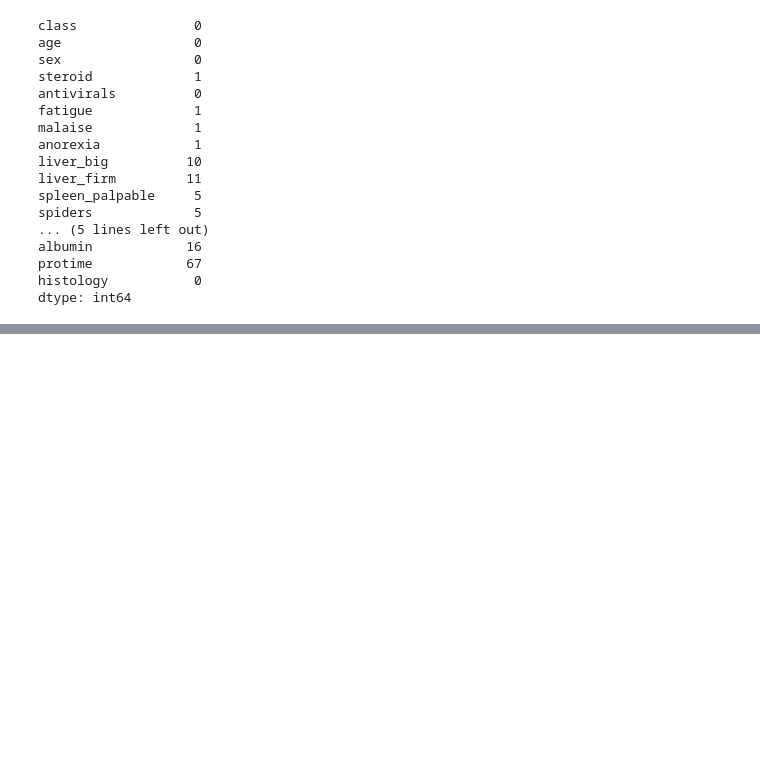
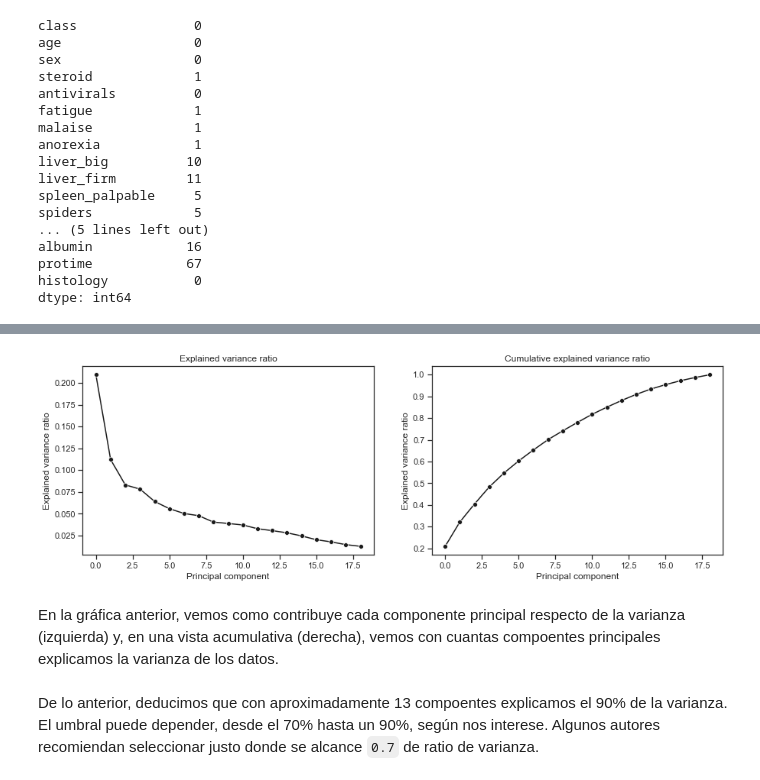
Before and after one commit to serrodcal-MII/AA-Work2, a Jupyter notebook: trabajo2-21-22.ipynb, the cells around one changed output, grey strips where cells are left out. Cells and saved outputs as stored; diff of their text form; code cells hidden in the pictures; blank space fills up the shorter version.

```diff
--- a/trabajo2-21-22.ipynb
+++ b/trabajo2-21-22.ipynb
@@ -131,0 +169,6 @@ En esta sección vamos a realizar el procesado de los datos que consiste en, por
+# %%
+def from_df_to_X_y(df):
+    X = df.to_numpy()[:,1:]
+    y = df.to_numpy()[:,0]
+
+    return X,y
@@ -131,0 +299,28 @@ En esta sección vamos a realizar el procesado de los datos que consiste en, por
+# %%
+def plot_explained_variance(pca, cumm=False):
+    data = pca.explained_variance_ratio_
+    if cumm:
+        data = np.cumsum(data)
+    sns.lineplot(data=data, marker='o', color='k')
+    plt.xlabel('Principal component')
+    plt.ylabel('Explained variance ratio')
+# %%
+X_data, y_data = from_df_to_X_y(df)
+Xt_data = StandardScaler().fit_transform(X_data)
+
+n_components = Xt_data.shape[1] - 1
+pca = PCA(n_components=n_components)
+pca.fit_transform(Xt_data)
+fig = plt.figure(figsize=(15,10))
+plt.subplot(2,2,1)
+plt.title('Explained variance ratio')
+plot_explained_variance(pca)
+plt.subplot(2,2,2)
+plt.title('Cumulative explained variance ratio')
+plot_explained_variance(pca, cumm=True)
+# %% [output]
+[figure, added]
+# %% [markdown]
+En la gráfica anterior, vemos como contribuye cada componente principal respecto de la varianza (izquierda) y, en una vista acumulativa (derecha), vemos con cuantas compoentes principales explicamos la varianza de los datos.
+# %% [markdown]
+De lo anterior, deducimos que con aproximadamente 13 compoentes explicamos el 90% de la varianza. El umbral puede depender, desde el 70% hasta un 90%, según nos interese. Algunos autores recomiendan seleccionar justo donde se alcance `0.7` de ratio de varianza.
```
Also changed, not shown: parts of 76 cells of this notebook.
